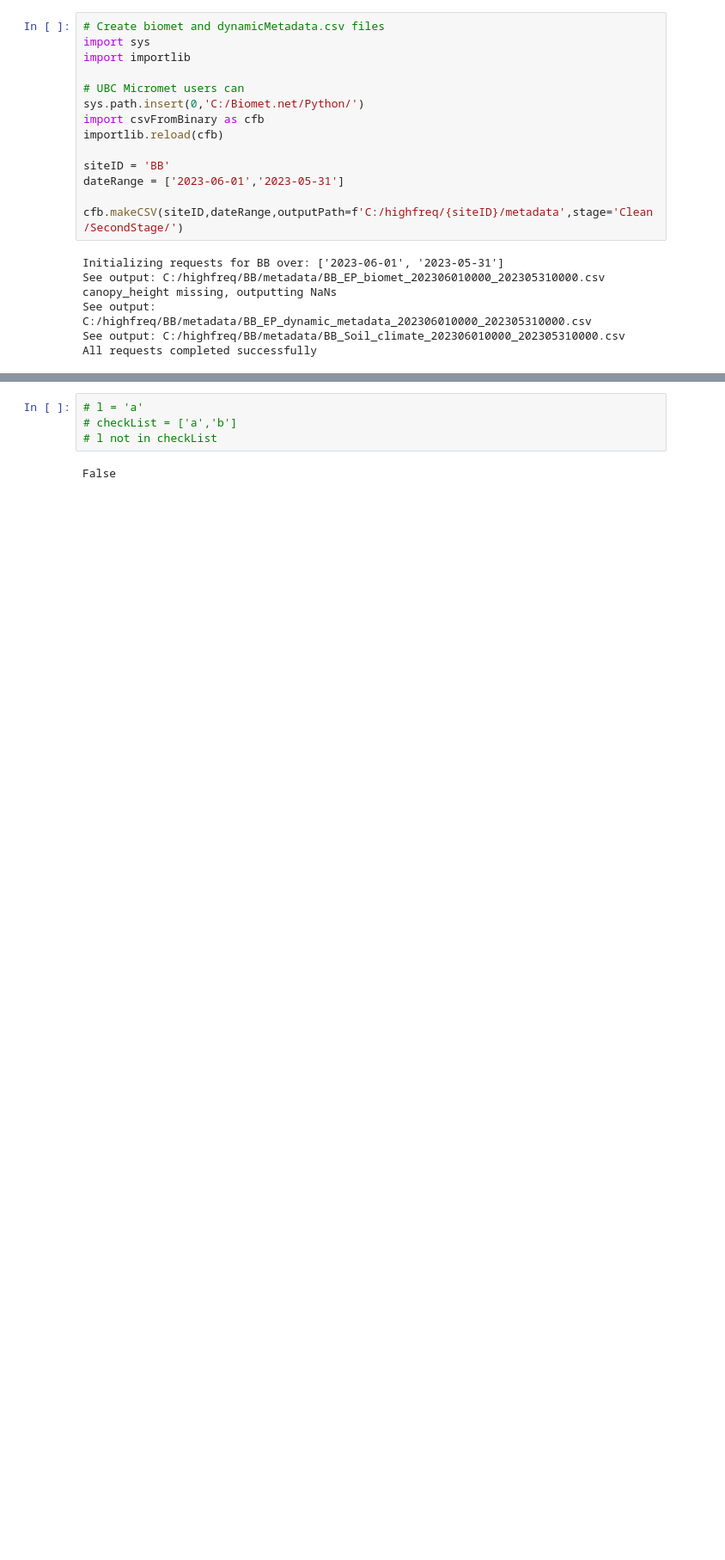
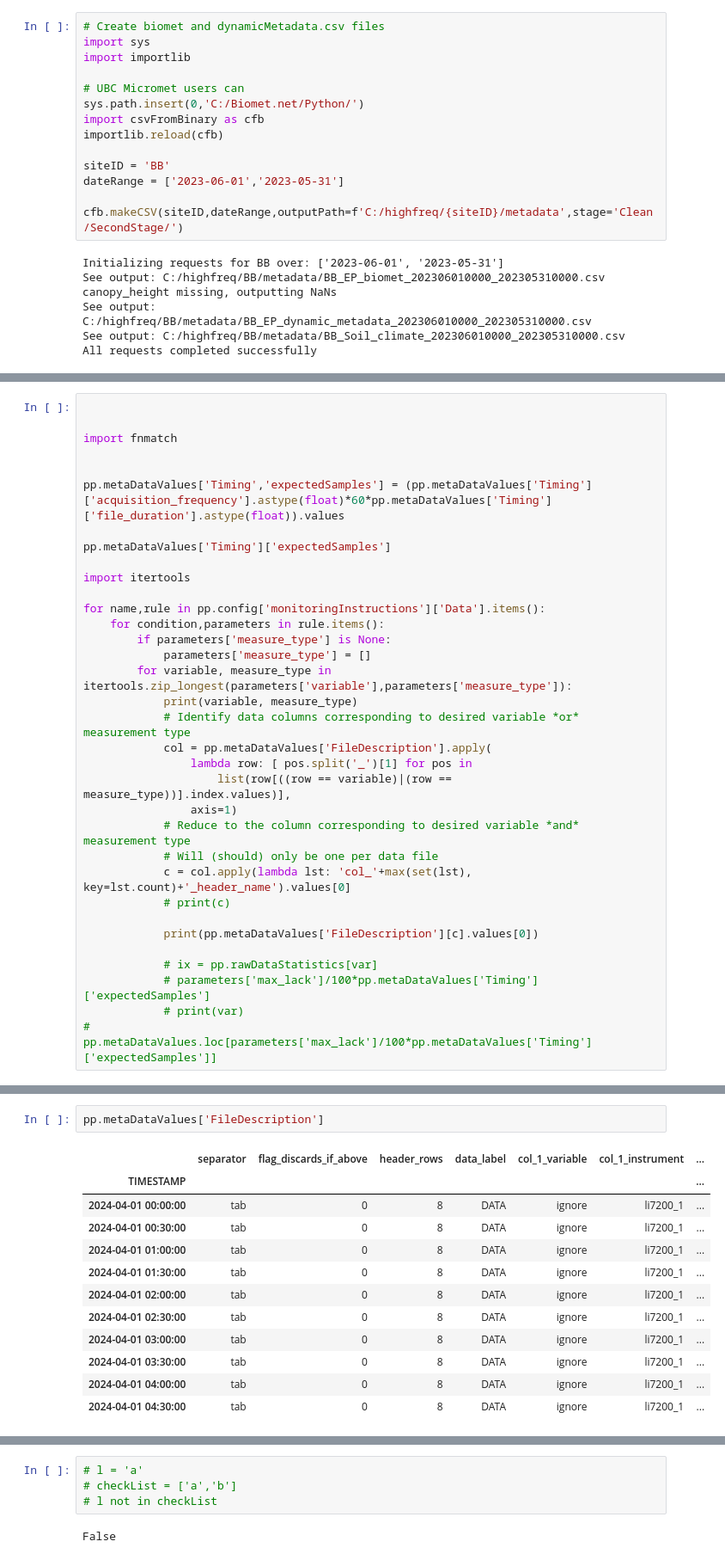
Before and after one commit to June-Skeeter/EddyPro_API, a Jupyter notebook: Testing.ipynb, the cells around one changed output, grey strips where cells are left out. Shown: that part at 86% size. Saved outputs shown, nothing was run; the diff lists cells and outputs as text; blank space fills up the shorter version.

Commit message:
Progressing with reading files and generating flags to prevent runs

```diff
--- a/Testing.ipynb
+++ b/Testing.ipynb
@@ -112,0 +65,34 @@ dtype: object
+# %%
+
+
+import fnmatch
+
+
+pp.metaDataValues['Timing','expectedSamples'] = (pp.metaDataValues['Timing']['acquisition_frequency'].astype(float)*60*pp.metaDataValues['Timing']['file_duration'].astype(float)).values
+
+pp.metaDataValues['Timing']['expectedSamples']
+
+import itertools
+
+for name,rule in pp.config['monitoringInstructions']['Data'].items():
+    for condition,parameters in rule.items():
+        if parameters['measure_type'] is None:
+            parameters['measure_type'] = []
+        for variable, measure_type in itertools.zip_longest(parameters['variable'],parameters['measure_type']):
+            print(variable, measure_type)
+            # Identify data columns corresponding to desired variable *or* measurement type
+            col = pp.metaDataValues['FileDescription'].apply(
+                lambda row: [ pos.split('_')[1] for pos in
+                    list(row[((row == variable)|(row == measure_type))].index.values)],
+                axis=1)
+            # Reduce to the column corresponding to desired variable *and* measurement type
+            # Will (should) only be one per data file
+            c = col.apply(lambda lst: 'col_'+max(set(lst), key=lst.count)+'_header_name').values[0]
+            # print(c)
+
+            print(pp.metaDataValues['FileDescription'][c].values[0])
+
+            # ix = pp.rawDataStatistics[var]
+            # parameters['max_lack']/100*pp.metaDataValues['Timing']['expectedSamples']
+            # print(var)
+#             pp.metaDataValues.loc[parameters['max_lack']/100*pp.metaDataValues['Timing']['expectedSamples']]
@@ -112,0 +128,15 @@ dtype: object
+# %%
+pp.metaDataValues['FileDescription']
+# %% [output]
+|  | separator | flag_discards_if_above | header_rows | data_label | col_1_variable | col_1_instrument | ... |
+| TIMESTAMP |  |  |  |  |  |  | ... |
+| 2024-04-01 00:00:00 | tab | 0 | 8 | DATA | ignore | li7200_1 | ... |
+| 2024-04-01 00:30:00 | tab | 0 | 8 | DATA | ignore | li7200_1 | ... |
+| 2024-04-01 01:00:00 | tab | 0 | 8 | DATA | ignore | li7200_1 | ... |
+| 2024-04-01 01:30:00 | tab | 0 | 8 | DATA | ignore | li7200_1 | ... |
+| 2024-04-01 02:00:00 | tab | 0 | 8 | DATA | ignore | li7200_1 | ... |
+| 2024-04-01 02:30:00 | tab | 0 | 8 | DATA | ignore | li7200_1 | ... |
+| 2024-04-01 03:00:00 | tab | 0 | 8 | DATA | ignore | li7200_1 | ... |
+| 2024-04-01 03:30:00 | tab | 0 | 8 | DATA | ignore | li7200_1 | ... |
+| 2024-04-01 04:00:00 | tab | 0 | 8 | DATA | ignore | li7200_1 | ... |
+| 2024-04-01 04:30:00 | tab | 0 | 8 | DATA | ignore | li7200_1 | ... |
```
Also changed, not shown: parts of 10 cells of this notebook, 4 other files.
